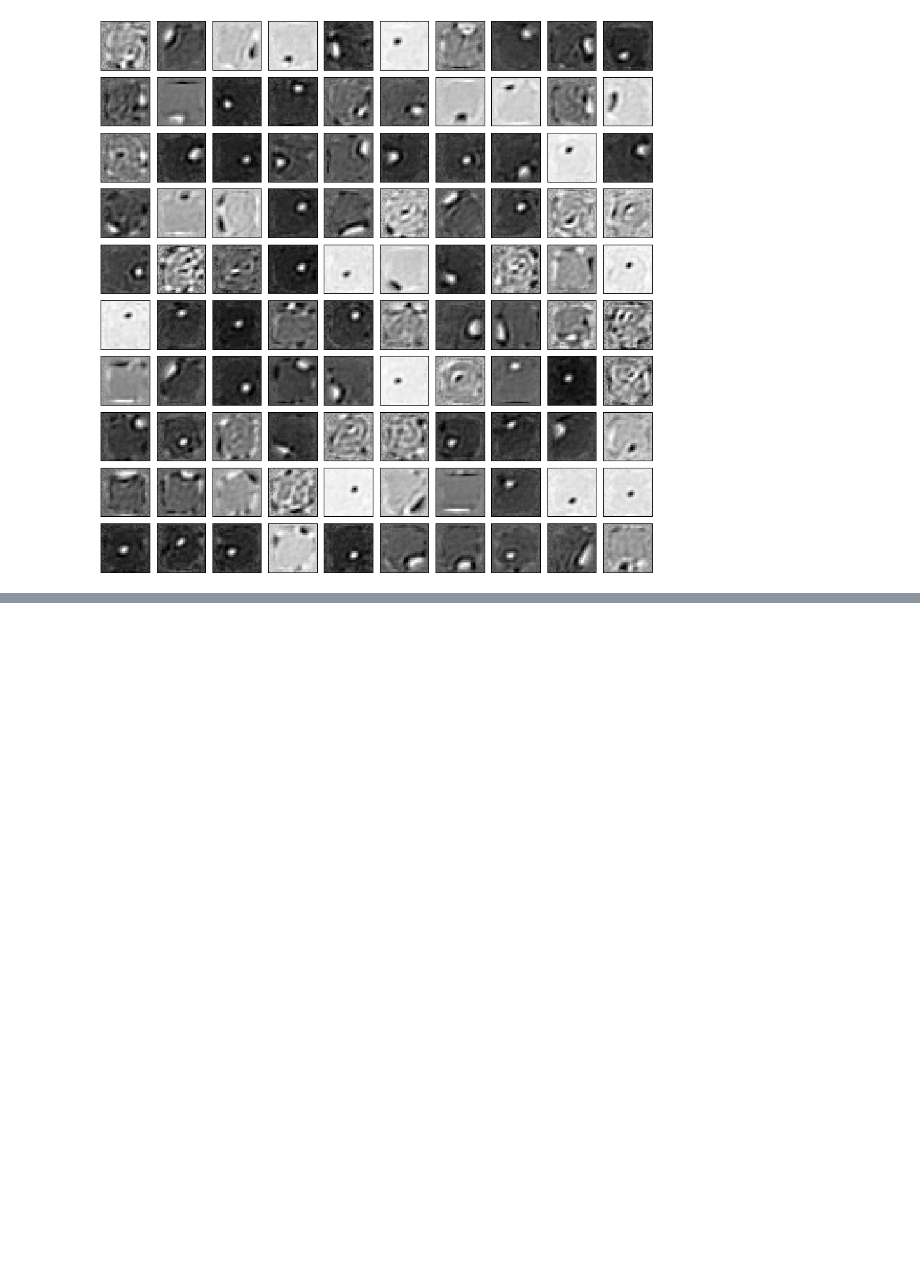
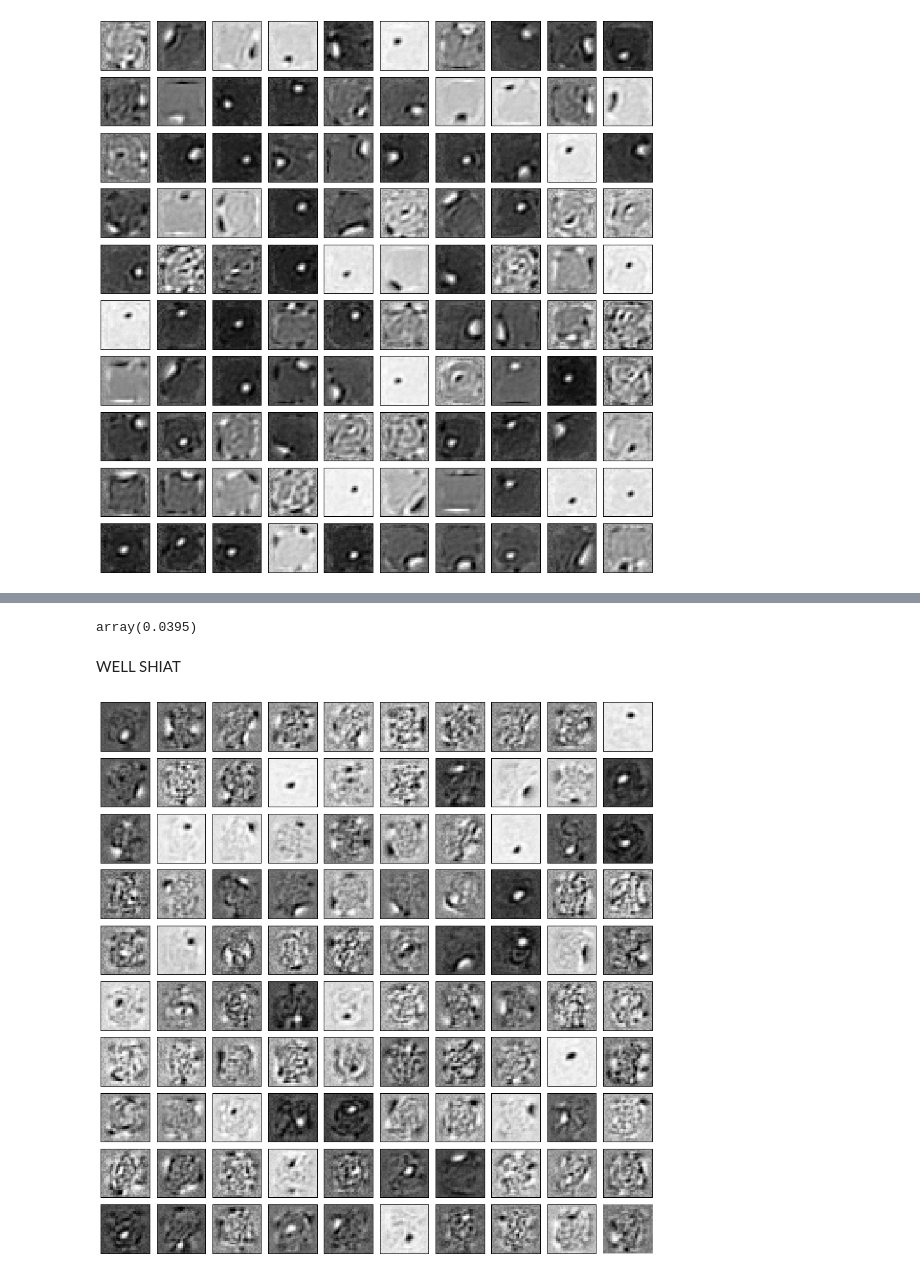
Before and after one commit to jonahwilliams/notebooks, a Jupyter notebook: networks/AutoEncoder.ipynb, the cells around one changed output, grey strips where cells are left out. Cells and saved outputs as stored; diff of their text form; code cells hidden in the pictures; blank space fills up the shorter version.

Commit message:
added a stacked autoencoder

```diff
--- a/networks/AutoEncoder.ipynb
+++ b/networks/AutoEncoder.ipynb
@@ -323,0 +487,6 @@ SyntaxError: invalid syntax (<ipython-input-18-acaf7d6a5c22>, line 1)
+# %%
+rng = np.random.RandomState(1234)
+Neuromancer = StackedAutoencoder(rng,
+                                num_in=28 * 28,
+                                hidden_layers_sizes=[500, 250, 100],
+                                num_out=10)
@@ -323,0 +495,15 @@ SyntaxError: invalid syntax (<ipython-input-18-acaf7d6a5c22>, line 1)
+# %%
+pretraining_fns = Neuromancer.pretraining_functions(train_set_x=train_set_x,
+                                                batch_size=10)
+# %%
+corruption_levels = [.3, .2, .1]
+pretrain_lr = 0.01
+n_train_batches = 5000
+for i in xrange(Neuromancer.n_layers):
+    for epoch in xrange(10):
+        c = []
+        for batch_index in xrange(n_train_batches):
+            c.append(pretraining_fns[i](index=batch_index,
+                     nl=corruption_levels[i],
+                     lr=pretrain_lr))
+        print np.mean(c)
@@ -323,0 +557,31 @@ SyntaxError: invalid syntax (<ipython-input-18-acaf7d6a5c22>, line 1)
+# %%
+test()
+# %% [output]
+array(0.0395)
+# %% [markdown]
+WELL SHIAT
+# %%
+weights = Neuromancer.params[0].get_value()
+y = weights / np.sqrt(np.sum(weights**2, axis=0))
+fig, ax = plt.subplots(10, 10)
+
+fig.set_size_inches(12, 12)
+fig.gca().set_axis_off()
+plt.subplots_adjust(top = 1, bottom = 0, right = 1, left = 0,
+            hspace = 0, wspace = 0)
+plt.margins(0,0)
+
+
+fig.gca().xaxis.set_major_locator(plt.NullLocator())
+fig.gca().yaxis.set_major_locator(plt.NullLocator())
+
+for i in xrange(10):
+    for j in xrange(10):
+        ax[i, j].imshow(y[:,(i * 10) + j].reshape(28, 28), interpolation="nearest", cmap="Greys")
+        ax[i, j].set_xticks([])
+        ax[i, j].set_yticks([])
+plt.tight_layout()
+plt.savefig('1.png', bbox_inches="tight")
+plt.show()
+# %% [output]
+[figure, added]
```
Also changed, not shown: parts of 15 cells of this notebook.
